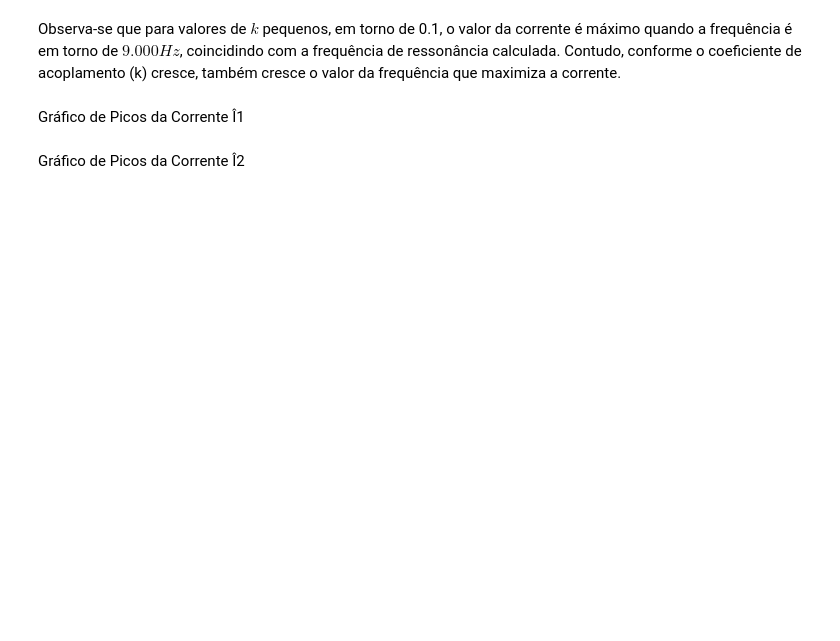
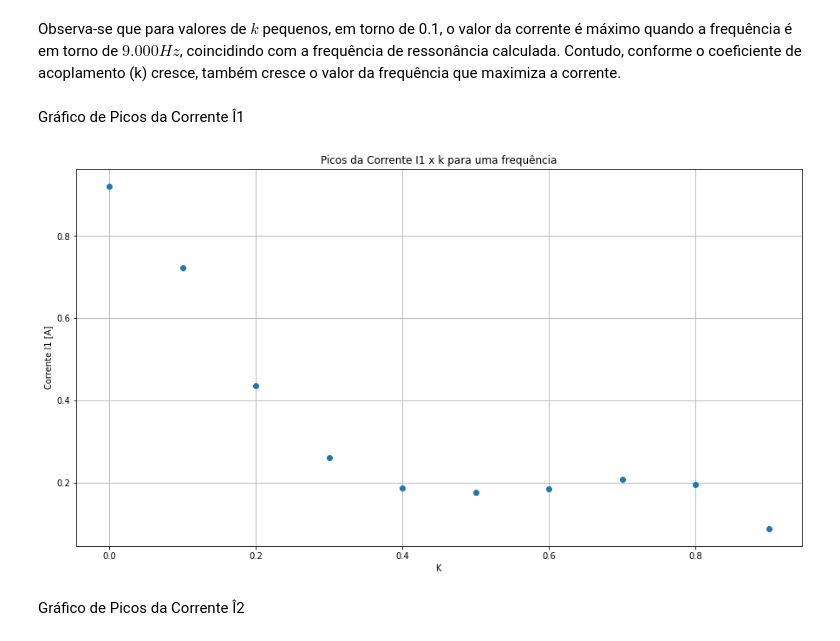
Before and after one commit to jvpazotti/Proj-Eletromag, a Jupyter notebook: Projeto-NovasVariaveis.ipynb, the cells around one changed output. Saved outputs shown, nothing was run; the diff lists cells and outputs as text; code cells hidden in the pictures; blank space fills up the shorter version.

```diff
--- a/Projeto-NovasVariaveis.ipynb
+++ b/Projeto-NovasVariaveis.ipynb
@@ -221,11 +304,13 @@ Gráfico de Picos da Corrente Î1
 # %%
 plt.figure(figsize=(15,8))
 plt.plot(lista_k,picosI1,"o")
-plt.title("Picos da Corrente I1 x k ")
+plt.title("Picos da Corrente I1 x k para uma frequência")
 plt.xlabel("K")
 plt.ylabel("Corrente I1 [A]")
 plt.grid()
 plt.show()
+# %% [output]
+[figure, added]
 # %% [markdown]
 Gráfico de Picos da Corrente Î2
 # %%
```
Also changed, not shown: parts of 54 cells of this notebook, 3 other files.
